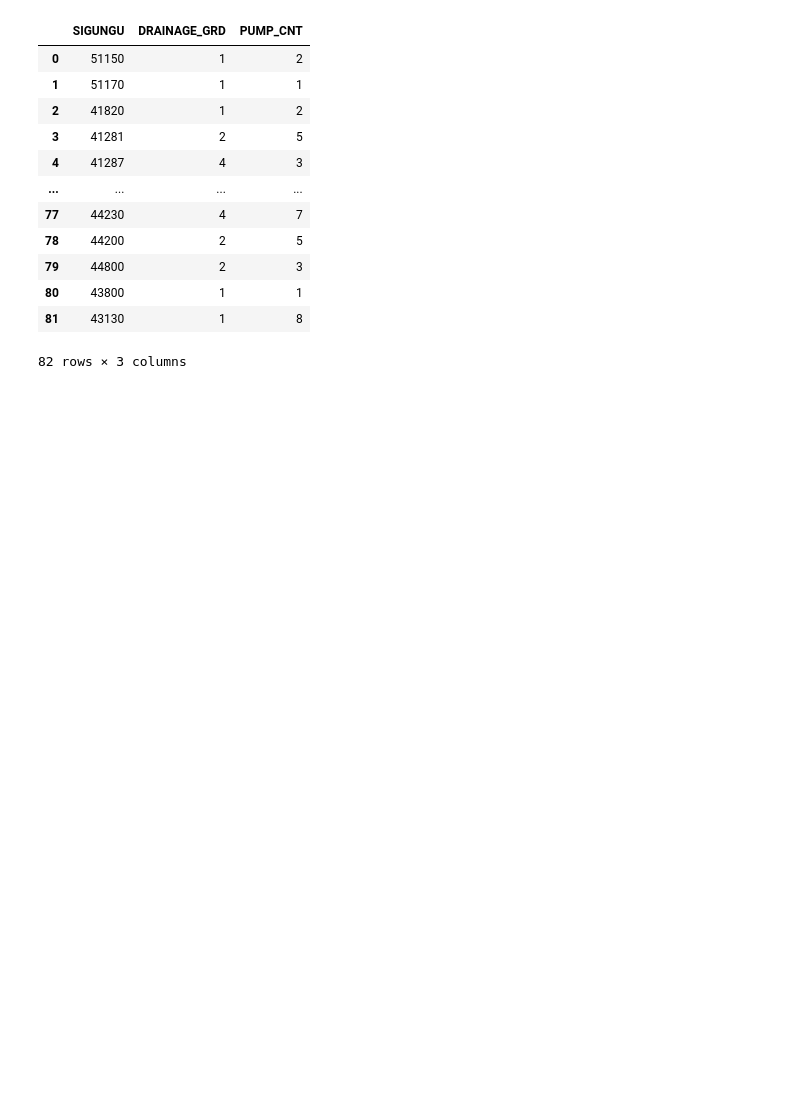
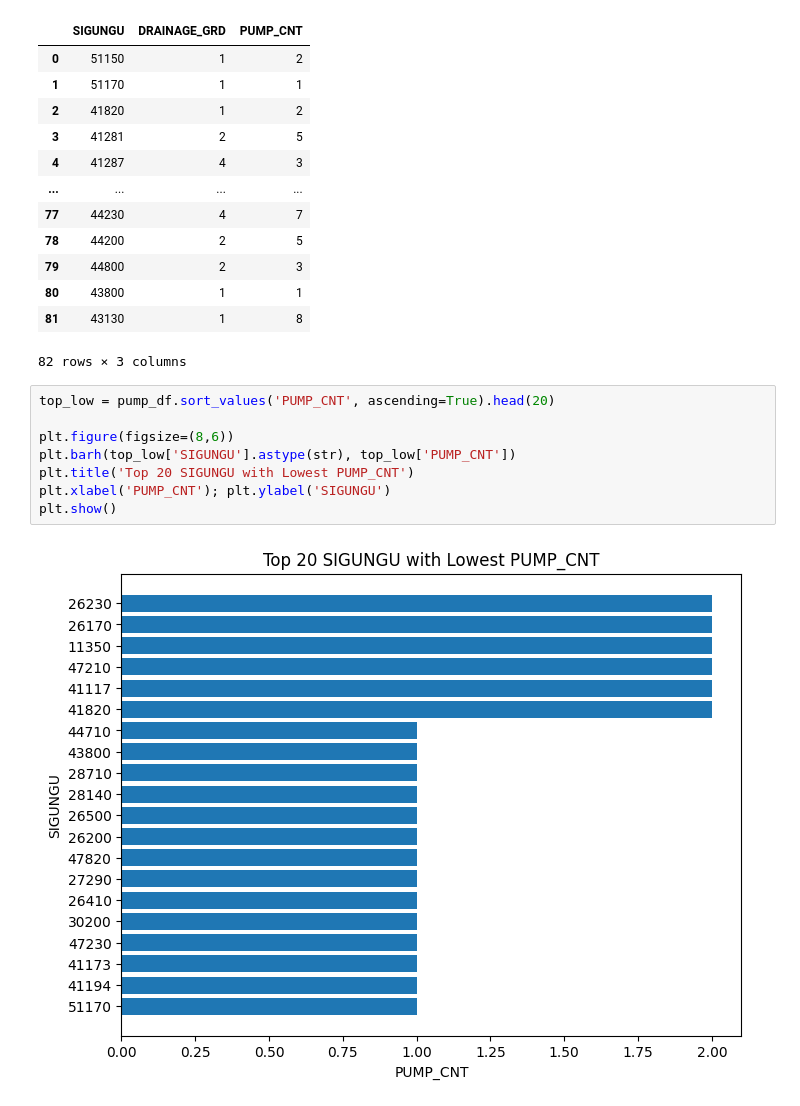
Before and after one commit to Encore-SKN-24/ML_MINI_5TEAM, a Jupyter notebook: src/features/kmj/data_visualization.ipynb, the cells around one changed output. Cells and saved outputs as stored; diff of their text form; blank space fills up the shorter version.

```diff
--- a/src/features/kmj/data_visualization.ipynb
+++ b/src/features/kmj/data_visualization.ipynb
@@ -98,3 +160,13 @@ pump_df
 | 80 | 43800 | 1 | 1 |
 | 81 | 43130 | 1 | 8 |
 82 rows × 3 columns
+# %%
+top_low = pump_df.sort_values('PUMP_CNT', ascending=True).head(20)
+
+plt.figure(figsize=(8,6))
+plt.barh(top_low['SIGUNGU'].astype(str), top_low['PUMP_CNT'])
+plt.title('Top 20 SIGUNGU with Lowest PUMP_CNT')
+plt.xlabel('PUMP_CNT'); plt.ylabel('SIGUNGU')
+plt.show()
+# %% [output]
+[figure, added]
```
Also changed, not shown: parts of 8 cells of this notebook, 6 other files.
